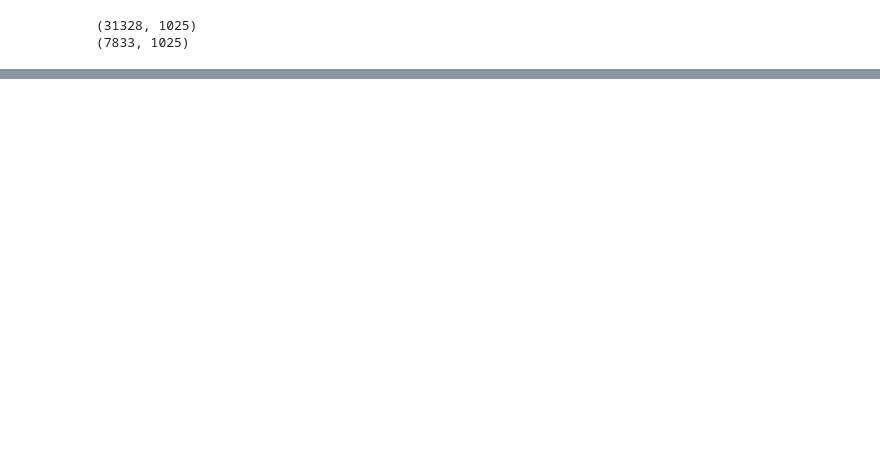
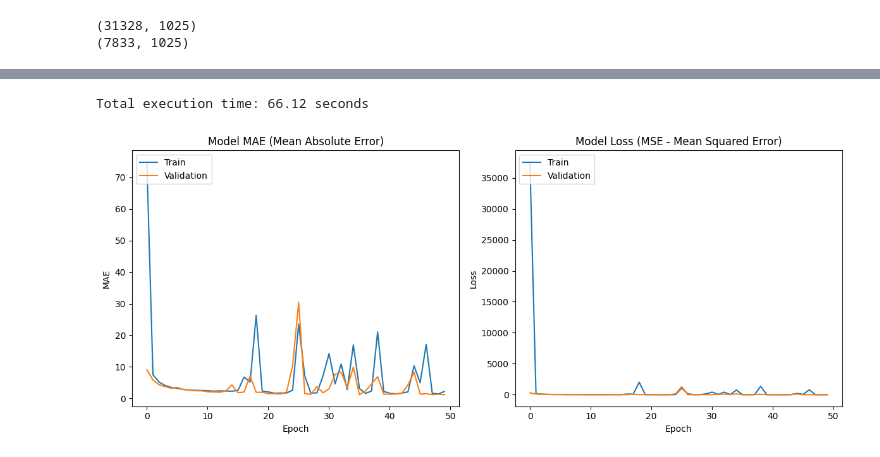
Before and after one commit to Charlottecool/Neural-Network-and-NLP-Based-Movie-Recommendation-System, a Jupyter notebook: Neural Network and NLP-Based Movie Recommendation System.ipynb, the cells around one changed output, grey strips where cells are left out. Cells and saved outputs as stored; diff of their text form; code cells hidden in the pictures; blank space fills up the shorter version.

Commit message:
Completed neural network training and added tag-based movie recommendation function

```diff
--- a/Neural Network and NLP-Based Movie Recommendation System.ipynb
+++ b/Neural Network and NLP-Based Movie Recommendation System.ipynb
@@ -172,9 +182,9 @@ Most popular movie genre is Drama. Comedy, Thriller, Action is also popular. Fil
 # %%
 # convert timestamp to datetime format
-final_merged_data['timestamp'] = pd.to_datetime(final_merged_data['timestamp'])
+merged_data['timestamp'] = pd.to_datetime(merged_data['timestamp'])
 
 # extract year and month
-final_merged_data['year'] = final_merged_data['timestamp'].dt.year
-final_merged_data['month'] = final_merged_data['timestamp'].dt.month
+merged_data['year'] = merged_data['timestamp'].dt.year
+merged_data['month'] = merged_data['timestamp'].dt.month
 # %%
 # calculate ratings based on year
@@ -210,6 +220,6 @@ dtype: int64
 # %%
 # count the number of ratings for each user
-user_rating_counts = final_merged_data.groupby('userId').size()
+user_rating_counts = merged_data.groupby('userId').size()
 
 # visualize Distribution of Ratings per User
 plt.figure(figsize=(10, 6))
@@ -225,7 +235,7 @@ plt.show()
 This is a typical long-tail distribution, where most users have a low number of ratings (less than 100), while a few active users have a large number of ratings.
 # %%
 # Count the number of ratings for each movie
-movie_rating_counts = final_merged_data.groupby('movieId').size()
+movie_rating_counts = merged_data.groupby('movieId').size()
 
 # visualize 'Distribution of Ratings per Movie
 plt.figure(figsize=(10, 6))
@@ -252,8 +262,8 @@ The sparsity of the rating matrix is 0.9959, which means that 99.59% of user-mov
 # %%
 # Filter out users who have rated less than 20 times
 active_users = user_rating_counts[user_rating_counts >= 20].index
-final_merged_data = final_merged_data[final_merged_data['userId'].isin(active_users)]
+final_merged_data = merged_data[merged_data['userId'].isin(active_users)]
 
 # Filter out movies with less than 50 ratings
 popular_movies = movie_rating_counts[movie_rating_counts >= 50].index
-final_merged_data = final_merged_data[final_merged_data['movieId'].isin(popular_movies)]
+final_merged_data = final_merged_data[merged_data['movieId'].isin(popular_movies)]
@@ -694,0 +699,61 @@ To create a public link, set `share=True` in `launch()`.
+# %%
+# Train a neural network model for rating prediction
+
+# Start the timer
+start_time = time.time()
+
+# Create a neural network model
+model = models.Sequential()
+
+# Define input layer, hidden layers, and output layer
+model.add(layers.Dense(50, activation='relu', input_shape=(X_train.shape[1],)))
+model.add(layers.Dense(25, activation='relu'))
+model.add(layers.Dense(1))
+
+# Compile the model, setting the optimizer, loss function, and metrics
+model.compile(optimizer='adam',
+              loss='mse',
+              metrics=['mae'])
+
+# Train the model using X_train and y_train, Validate the model on X_test and y_test
+history = model.fit(X_train,
+                    y_train,
+                    epochs=50,
+                    batch_size=256,
+                    validation_data=(X_test, y_test),
+                    verbose=0)
+
+# End the timer
+end_time = time.time()
+
+# Calculate the total time taken
+elapsed_time = end_time - start_time
+print(f"Total execution time: {elapsed_time:.2f} seconds")
+
+# After training, make predictions on the test set and evaluate the performance
+# Plot training & validation MAE and loss values
+plt.figure(figsize=(12, 5))
+
+# MAE Plot (for regression, we plot mean absolute error)
+plt.subplot(1, 2, 1)
+plt.plot(history.history['mae'])
+plt.plot(history.history['val_mae'])
+plt.title('Model MAE (Mean Absolute Error)')
+plt.xlabel('Epoch')
+plt.ylabel('MAE')
+plt.legend(['Train', 'Validation'], loc='upper left')
+
+# Loss Plot
+plt.subplot(1, 2, 2)
+plt.plot(history.history['loss'])
+plt.plot(history.history['val_loss'])
+plt.title('Model Loss (MSE - Mean Squared Error)')
+plt.xlabel('Epoch')
+plt.ylabel('Loss')
+plt.legend(['Train', 'Validation'], loc='upper left')
+
+plt.tight_layout()
+plt.show()
+# %% [output]
+Total execution time: 66.12 seconds
+[figure, added]
```
Also changed, not shown: parts of 40 cells of this notebook.
